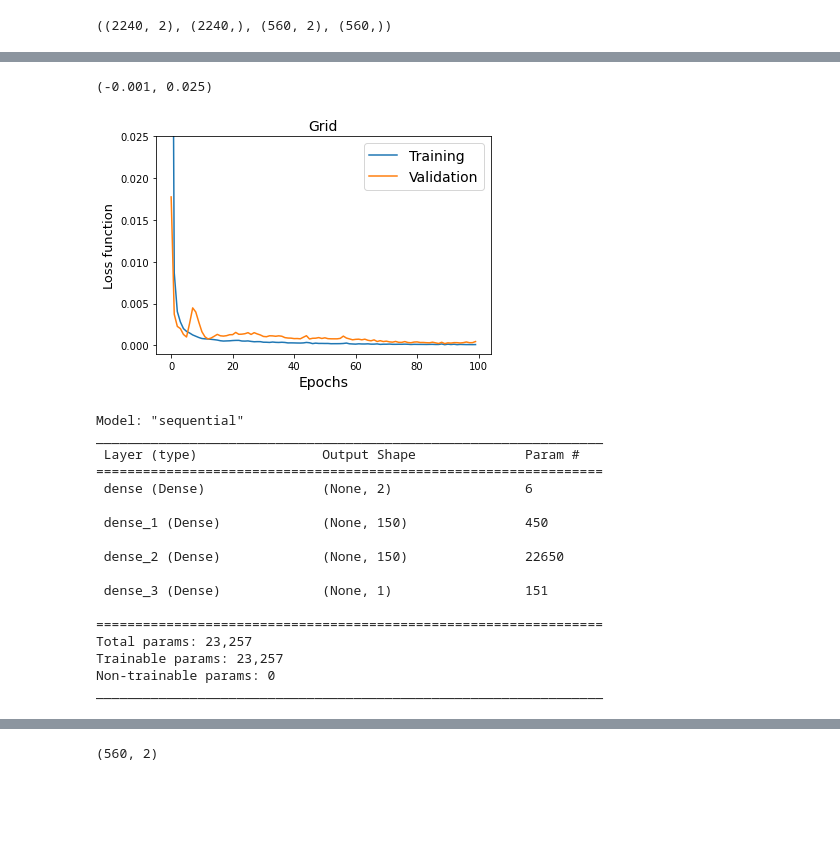
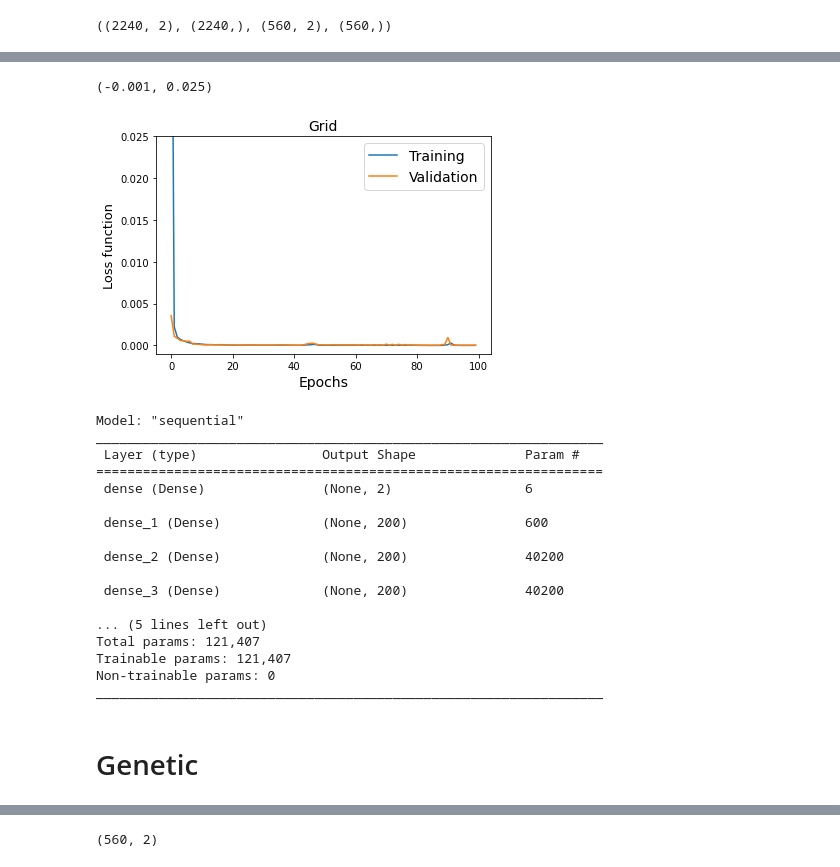
Before and after one commit to igomezv/cosmo_tools, a Jupyter notebook: models/neural/nnogada/dirty_notebooks/overleaf_notebooks_v1/eos_quintess.ipynb, the cells around one changed output, grey strips where cells are left out. Cells and saved outputs as stored; diff of their text form; code cells hidden in the pictures; blank space fills up the shorter version.

```diff
--- a/models/neural/nnogada/dirty_notebooks/overleaf_notebooks_v1/eos_quintess.ipynb
+++ b/models/neural/nnogada/dirty_notebooks/overleaf_notebooks_v1/eos_quintess.ipynb
@@ -141,5 +143,6 @@ np.shape(X_train), np.shape(Y_train), np.shape(X_val), np.shape(Y_val)
 # %%
-hparams_grid = {'HP_LAYERS': 2, 'HP_NUM_UNITS': 150, 'HP_BATCHSIZE': 16, 'HP_LEARNING':0.001}
-model, loss, history = train_test_model(hparams_grid, X_train, Y_train, X_val, Y_val)
+# 4	200	0.001	16
+hparams_grid1 = {'HP_LAYERS': 4, 'HP_NUM_UNITS': 200, 'HP_BATCHSIZE': 16, 'HP_LEARNING':0.001}
+model1, loss1, history1 = train_test_model(hparams_grid1, X_train, Y_train, X_val, Y_val)
 # %% [output]
 Epoch 1/100
@@ -176,17 +174,17 @@ Epoch 100/100
 # %%
-plt.plot(history['loss'], label='Training')
-plt.plot(history['val_loss'], label='Validation')
+plt.plot(history1['loss'], label='Training')
+plt.plot(history1['val_loss'], label='Validation')
 plt.ylabel('Loss function', fontsize=13)
 plt.xlabel('Epochs', fontsize=14)
 plt.legend(loc='upper right', fontsize=14)
 plt.title("Grid", fontsize=14)
 plt.ylim(-0.001, 0.025)
 # plt.savefig("loss_grid_ecs.png")
 # %% [output]
 (-0.001, 0.025)
-[figure, old version]
+[figure, new version]
 # %%
-model.summary()
+model1.summary()
 # %% [output]
 Model: "sequential"
 _________________________________________________________________
@@ -194,14 +192,16 @@ _________________________________________________________________
 =================================================================
  dense (Dense)               (None, 2)                 6
 
- dense_1 (Dense)             (None, 150)               450
+ dense_1 (Dense)             (None, 200)               600
 
- dense_2 (Dense)             (None, 150)               22650
+ dense_2 (Dense)             (None, 200)               40200
 
- dense_3 (Dense)             (None, 1)                 151
+ dense_3 (Dense)             (None, 200)               40200
 
-=================================================================
-Total params: 23,257
-Trainable params: 23,257
+... (5 lines left out)
+Total params: 121,407
+Trainable params: 121,407
 Non-trainable params: 0
 _________________________________________________________________
+# %% [markdown]
+# Genetic
```
Also changed, not shown: parts of 11 cells of this notebook.
